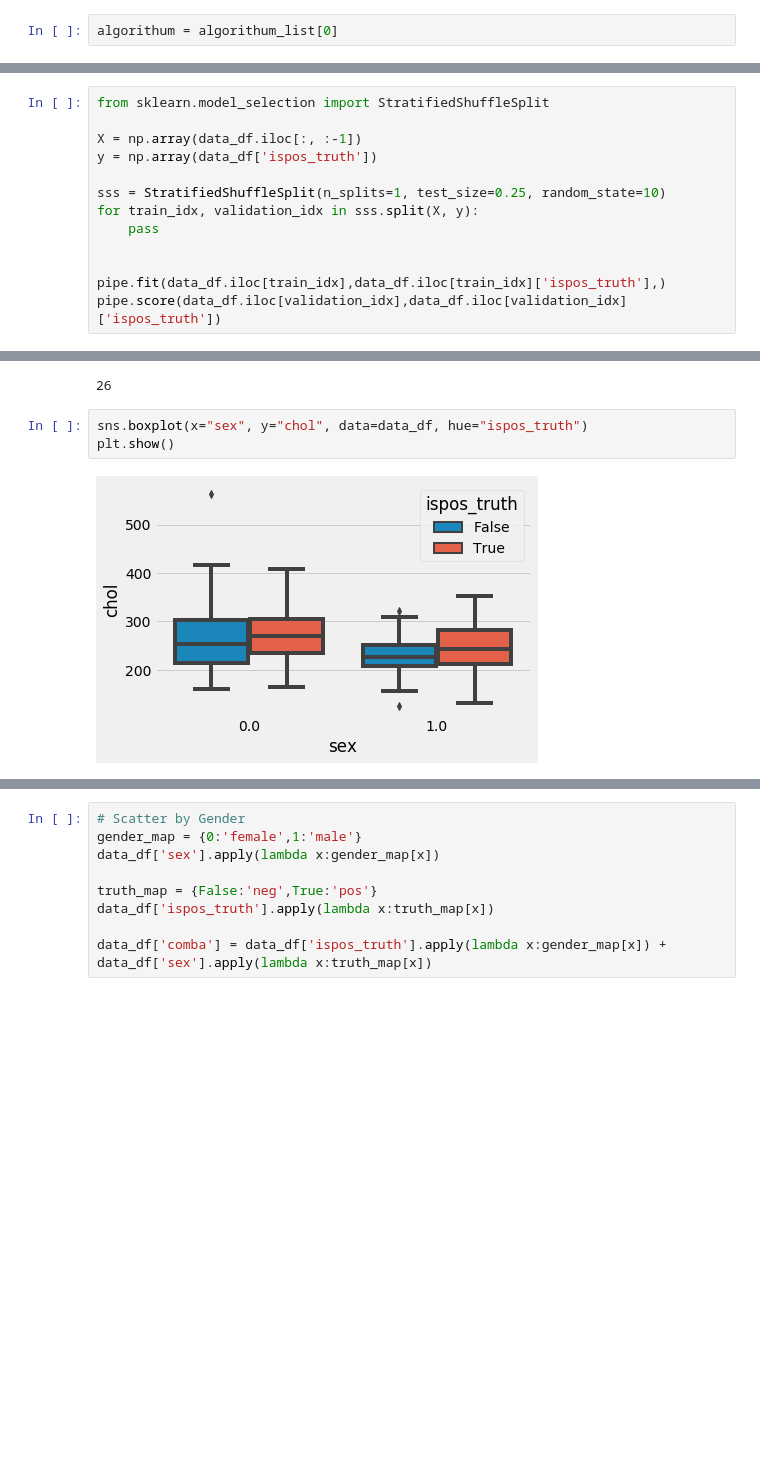
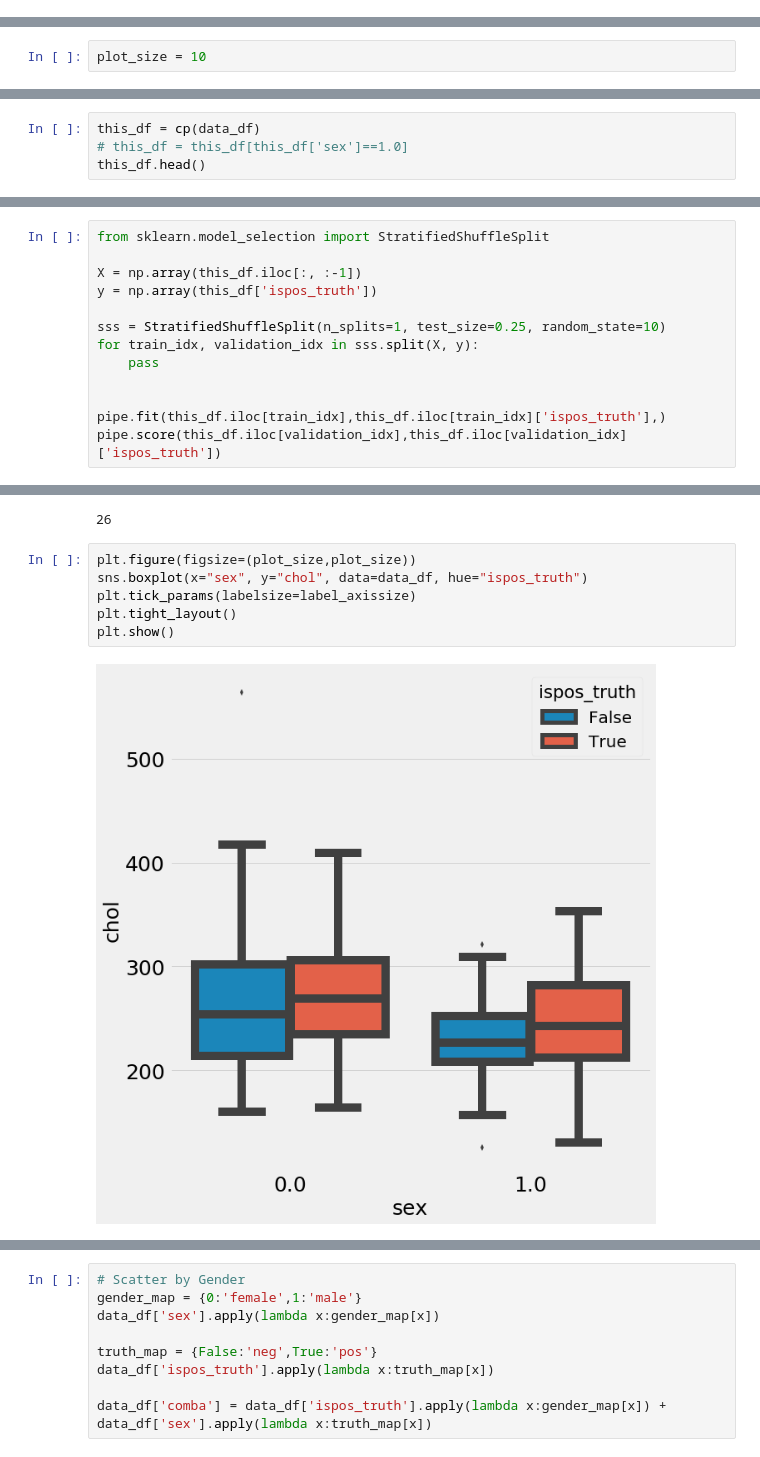
Before and after one commit to TychonautVII/heart_disease_dm, a Jupyter notebook: heart_disease/playground.ipynb, the cells around one changed output, grey strips where cells are left out. Cells and saved outputs as stored; diff of their text form; blank space fills up the shorter version.

```diff
--- a/heart_disease/playground.ipynb
+++ b/heart_disease/playground.ipynb
@@ -63,8 +98,6 @@ algorithum_list = hdpo.algorithum_list
 algorithum_list
 # %% [output]
 ['SVC', 'SVC_poly', 'GM', 'Perceptron_PCA', 'Perceptron_LDA']
-# %%
-algorithum = algorithum_list[0]
 # %%
 reduced_frame_list =[]
 
@@ -106,4 +139,6 @@ summary_df['params'].iloc[0]
  'classifier__gamma': 9.9999999999999995e-08,
  'classifier__kernel': 'linear',
  'feature__n_components': 0}
+# %%
+plot_size = 10
 # %%
@@ -218,3 +312,7 @@ Pipeline(memory=None,
      steps=[('selector', ItemSelector(key_list=['age', 'trestbps', 'chol', 'thalach', 'oldpeak'])), ('Imputer', Imputer(axis=0, copy=True, missing_values='NaN', strategy='mean', verbose=0)), ('s...,
   max_iter=-1, probability=False, random_state=None, shrinking=True,
   tol=0.001, verbose=False))])
+# %%
+this_df = cp(data_df)
+# this_df = this_df[this_df['sex']==1.0]
+this_df.head()
@@ -221,14 +327,14 @@ Pipeline(memory=None,
 # %%
 from sklearn.model_selection import StratifiedShuffleSplit
 
-X = np.array(data_df.iloc[:, :-1])
-y = np.array(data_df['ispos_truth'])
+X = np.array(this_df.iloc[:, :-1])
+y = np.array(this_df['ispos_truth'])
 
 sss = StratifiedShuffleSplit(n_splits=1, test_size=0.25, random_state=10)
 for train_idx, validation_idx in sss.split(X, y):
     pass
 
 
-pipe.fit(data_df.iloc[train_idx],data_df.iloc[train_idx]['ispos_truth'],)
-pipe.score(data_df.iloc[validation_idx],data_df.iloc[validation_idx]['ispos_truth'])
+pipe.fit(this_df.iloc[train_idx],this_df.iloc[train_idx]['ispos_truth'],)
+pipe.score(this_df.iloc[validation_idx],this_df.iloc[validation_idx]['ispos_truth'])
 # %% [output]
@@ -333,8 +440,11 @@ error_df.shape[0]
 # %% [output]
 26
 # %%
+plt.figure(figsize=(plot_size,plot_size))
 sns.boxplot(x="sex", y="chol", data=data_df, hue="ispos_truth")
+plt.tick_params(labelsize=label_axissize)
+plt.tight_layout()
 plt.show()
 # %% [output]
-[figure, old version]
+[figure, new version]
 # %%
```
Also changed, not shown: parts of 34 cells of this notebook, 1 other file.
